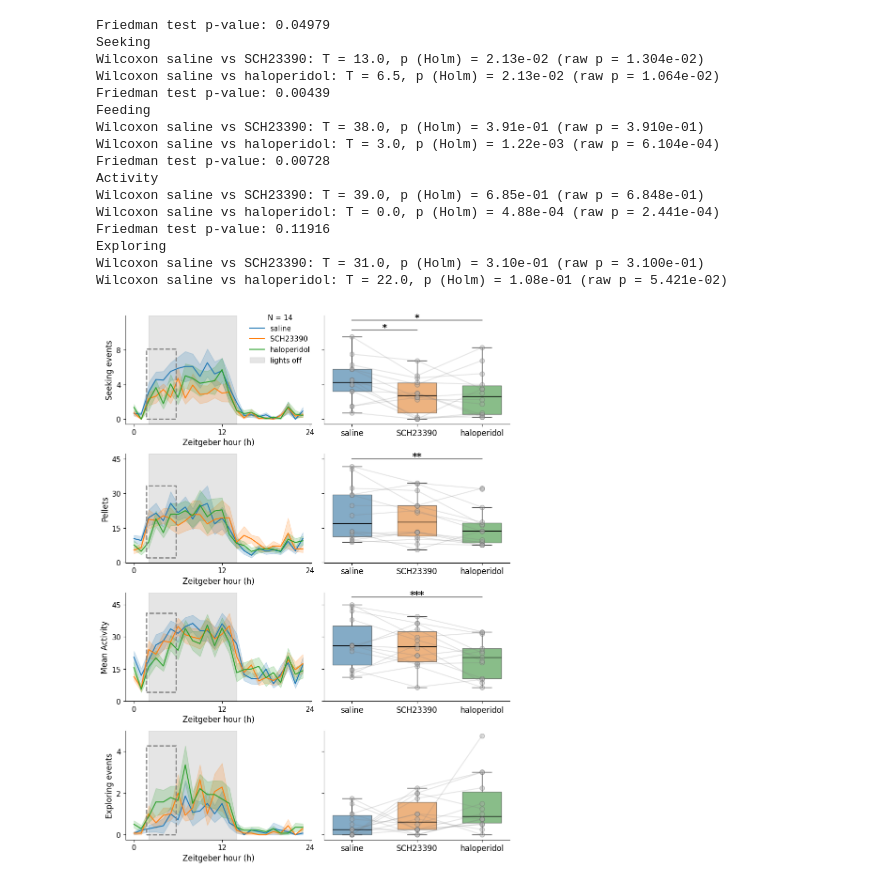
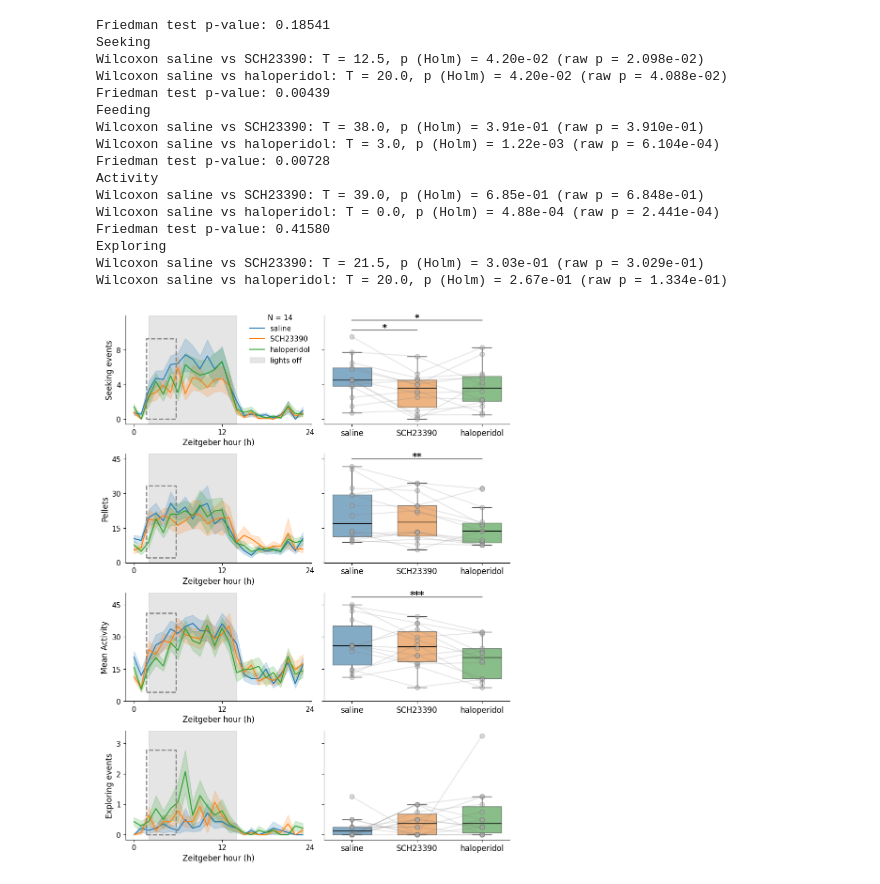
Before and after one commit to yiruchen4/Chen2026, a Jupyter notebook: Code/ChenFigure5.ipynb, the cells around one changed output. Saved outputs shown, nothing was run; the diff lists cells and outputs as text; code cells hidden in the pictures.

```diff
--- a/Code/ChenFigure5.ipynb
+++ b/Code/ChenFigure5.ipynb
@@ -52,10 +52,10 @@ treatment_color_map = {
 }
 
 # Load CSVs
-df_activity  = pd.read_csv(r"https://raw.githubusercontent.com/yiruchen4/Chen2025/main/Data/data_Figure5_d.csv")
-df_seeking   = pd.read_csv(r"https://raw.githubusercontent.com/yiruchen4/Chen2025/main/Data/data_Figure5_b.csv")
-df_exploring = pd.read_csv(r"https://raw.githubusercontent.com/yiruchen4/Chen2025/main/Data/data_Figure5_c.csv")
-df_feeding   = pd.read_csv(r"https://raw.githubusercontent.com/yiruchen4/Chen2025/main/Data/data_Figure5_e.csv")
+df_seeking   = pd.read_csv(r"https://raw.githubusercontent.com/yiruchen4/Chen2026/main/Data/data_Figure5b.csv")
+df_feeding   = pd.read_csv(r"https://raw.githubusercontent.com/yiruchen4/Chen2026/main/Data/data_Figure5c.csv")
+df_activity  = pd.read_csv(r"https://raw.githubusercontent.com/yiruchen4/Chen2026/main/Data/data_Figure5d.csv")
+df_exploring = pd.read_csv(r"https://raw.githubusercontent.com/yiruchen4/Chen2026/main/Data/data_Figure5e.csv")
 
 raw_dfs = {
     'seeking': df_seeking,
@@ -187,37 +187,37 @@ for col_idx, (metric, title) in enumerate(zip(metrics_order, titles)):
 
         # Annotation helpers
         y_max = grouped['value'].max()
         y_offset = y_max * 0.06
         base_y = y_max * 1.02
 
         x_map = {'saline': 0, 'SCH23390': 1, 'haloperidol': 2}
         for (a, b), pA in zip([r['pair'] for r in results], p_adj):
             if pA < alpha:
                 add_sig_line(ax_bot, x_map[a], x_map[b], base_y, pA)
                 base_y += y_offset * 2
 
     # Keep zero in view if needed
     y = ax_bot.get_ylim()
     ax_bot.set_ylim([min(y[0], 0), y[1]])
 
 sns.despine()
 plt.tight_layout()
 plt.show()
 # %% [output]
-Friedman test p-value: 0.04979
+Friedman test p-value: 0.18541
 Seeking
-Wilcoxon saline vs SCH23390: T = 13.0, p (Holm) = 2.13e-02 (raw p = 1.304e-02)
-Wilcoxon saline vs haloperidol: T = 6.5, p (Holm) = 2.13e-02 (raw p = 1.064e-02)
+Wilcoxon saline vs SCH23390: T = 12.5, p (Holm) = 4.20e-02 (raw p = 2.098e-02)
+Wilcoxon saline vs haloperidol: T = 20.0, p (Holm) = 4.20e-02 (raw p = 4.088e-02)
 Friedman test p-value: 0.00439
 Feeding
 Wilcoxon saline vs SCH23390: T = 38.0, p (Holm) = 3.91e-01 (raw p = 3.910e-01)
 Wilcoxon saline vs haloperidol: T = 3.0, p (Holm) = 1.22e-03 (raw p = 6.104e-04)
 Friedman test p-value: 0.00728
 Activity
 Wilcoxon saline vs SCH23390: T = 39.0, p (Holm) = 6.85e-01 (raw p = 6.848e-01)
 Wilcoxon saline vs haloperidol: T = 0.0, p (Holm) = 4.88e-04 (raw p = 2.441e-04)
-Friedman test p-value: 0.11916
+Friedman test p-value: 0.41580
 Exploring
-Wilcoxon saline vs SCH23390: T = 31.0, p (Holm) = 3.10e-01 (raw p = 3.100e-01)
-Wilcoxon saline vs haloperidol: T = 22.0, p (Holm) = 1.08e-01 (raw p = 5.421e-02)
+Wilcoxon saline vs SCH23390: T = 21.5, p (Holm) = 3.03e-01 (raw p = 3.029e-01)
+Wilcoxon saline vs haloperidol: T = 20.0, p (Holm) = 2.67e-01 (raw p = 1.334e-01)
-[figure, old version]
+[figure, new version]
```
